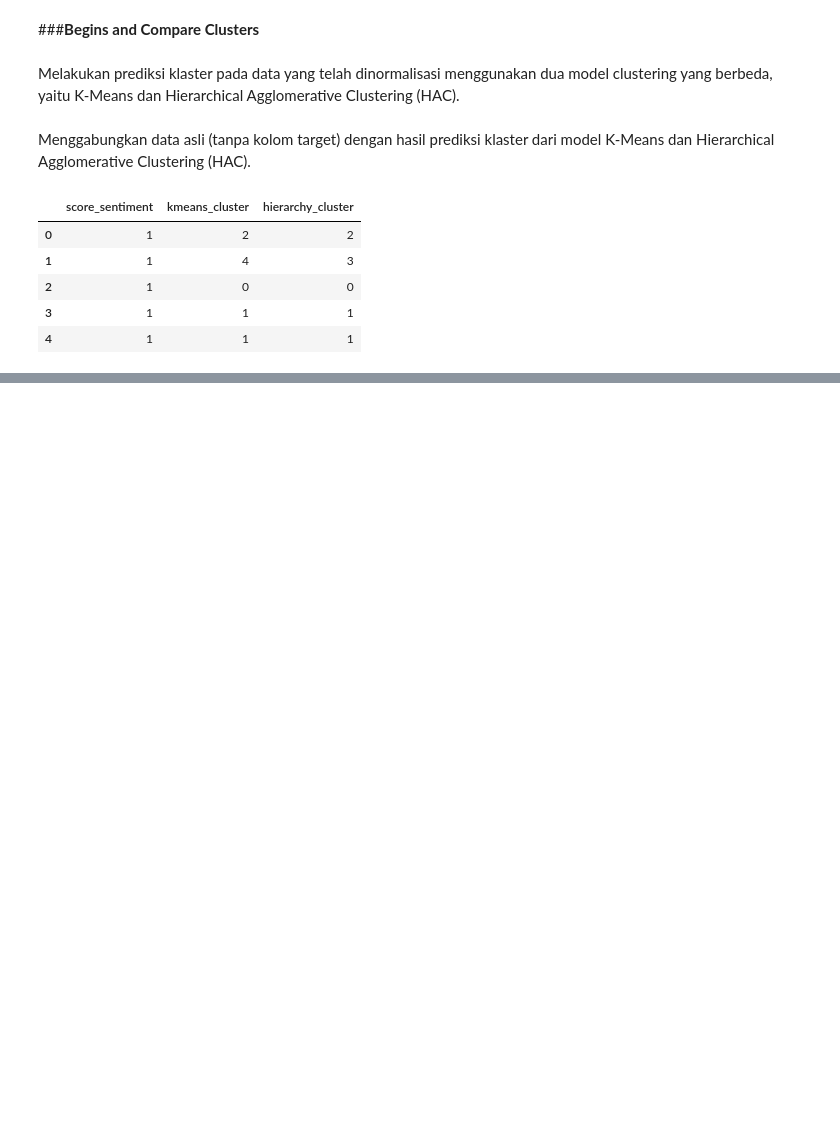
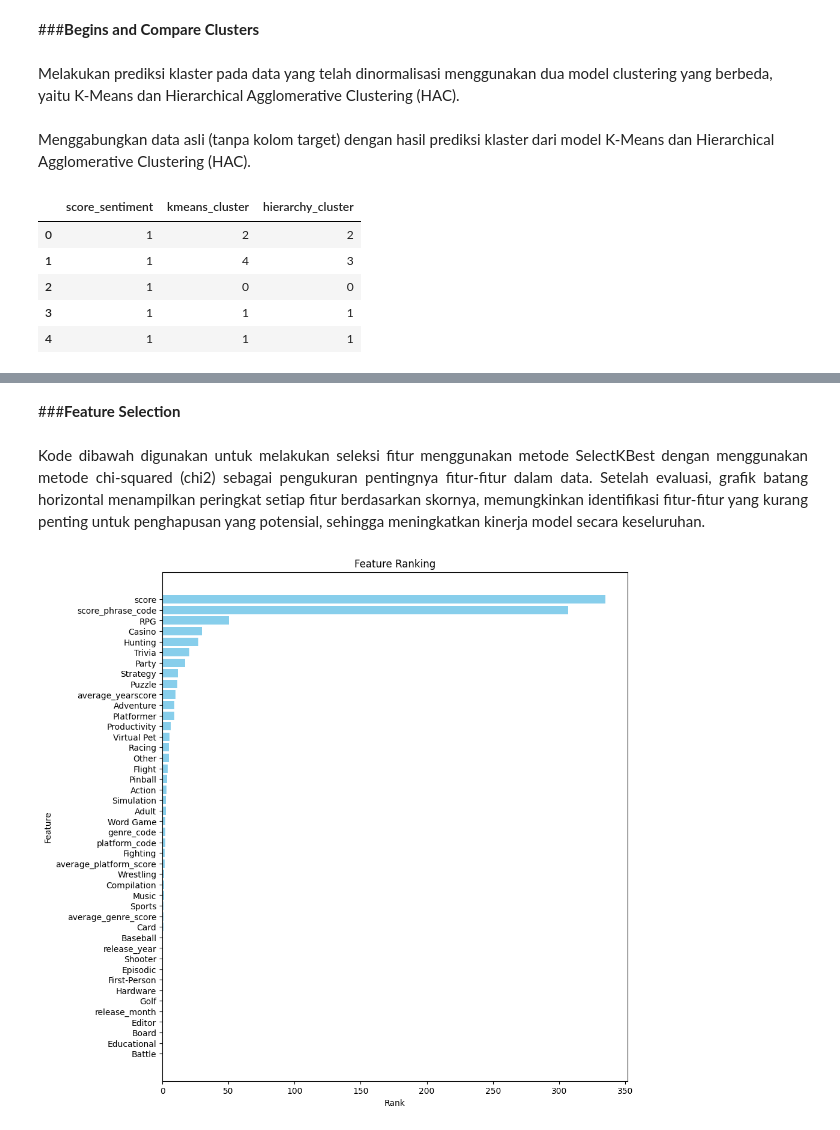
Before and after one commit to mhnbl/Muhammad-Nabil_046_Data-Mining, a Jupyter notebook: Muhammad_Nabil_2209116046.ipynb, the cells around one changed output, grey strips where cells are left out. Drawn from its saved outputs; the diff is of its cells as text; code cells hidden in the pictures; blank space fills up the shorter version.

```diff
--- a/Muhammad_Nabil_2209116046.ipynb
+++ b/Muhammad_Nabil_2209116046.ipynb
@@ -993,0 +1174,29 @@ combined_data_assoc.head()
+# %% [markdown]
+###**Feature Selection**
+# %% [markdown]
+<p align="justify">Kode dibawah digunakan untuk melakukan seleksi fitur menggunakan metode SelectKBest dengan menggunakan metode chi-squared (chi2) sebagai pengukuran pentingnya fitur-fitur dalam data. Setelah evaluasi, grafik batang horizontal menampilkan peringkat setiap fitur berdasarkan skornya, memungkinkan identifikasi fitur-fitur yang kurang penting untuk penghapusan yang potensial, sehingga meningkatkan kinerja model secara keseluruhan.
+# %%
+from sklearn.feature_selection import SelectKBest, chi2
+import matplotlib.pyplot as plt
+
+selector = SelectKBest(score_func=chi2, k=10)
+
+selector.fit(x_train_norm, y_train)
+
+feature_ranks = selector.scores_
+
+feature_names = x_train.columns
+
+feature_ranks_df = pd.DataFrame({'Feature': feature_names, 'Rank': feature_ranks})
+
+feature_ranks_df = feature_ranks_df.sort_values(by='Rank', ascending=False)
+
+plt.figure(figsize=(10, 11))
+plt.barh(feature_ranks_df['Feature'], feature_ranks_df['Rank'], color='skyblue')
+plt.xlabel('Rank')
+plt.ylabel('Feature')
+plt.title('Feature Ranking')
+plt.gca().invert_yaxis()
+plt.show()
+# %% [output]
+[figure, added]
```
Also changed, not shown: parts of 39 cells of this notebook.
